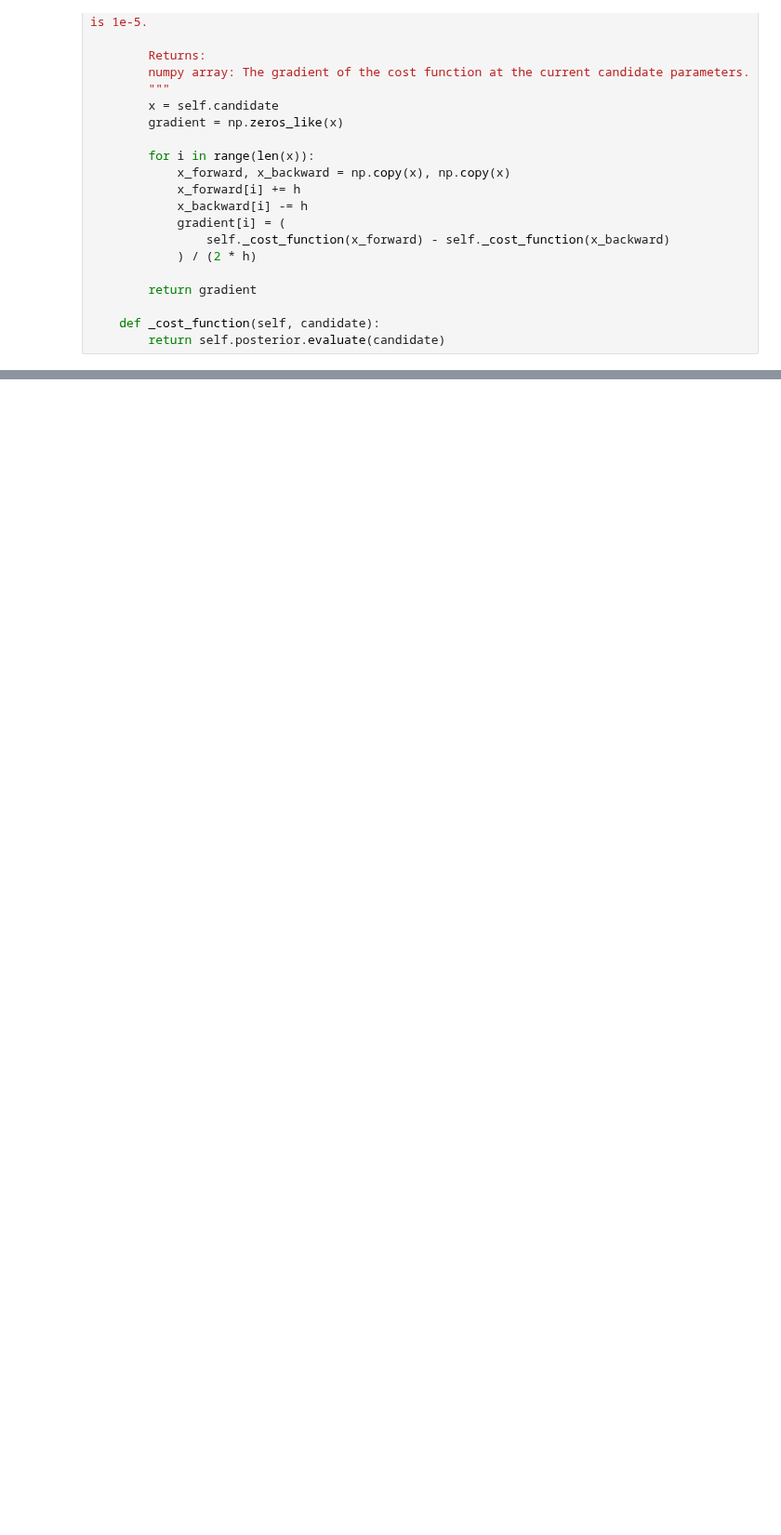
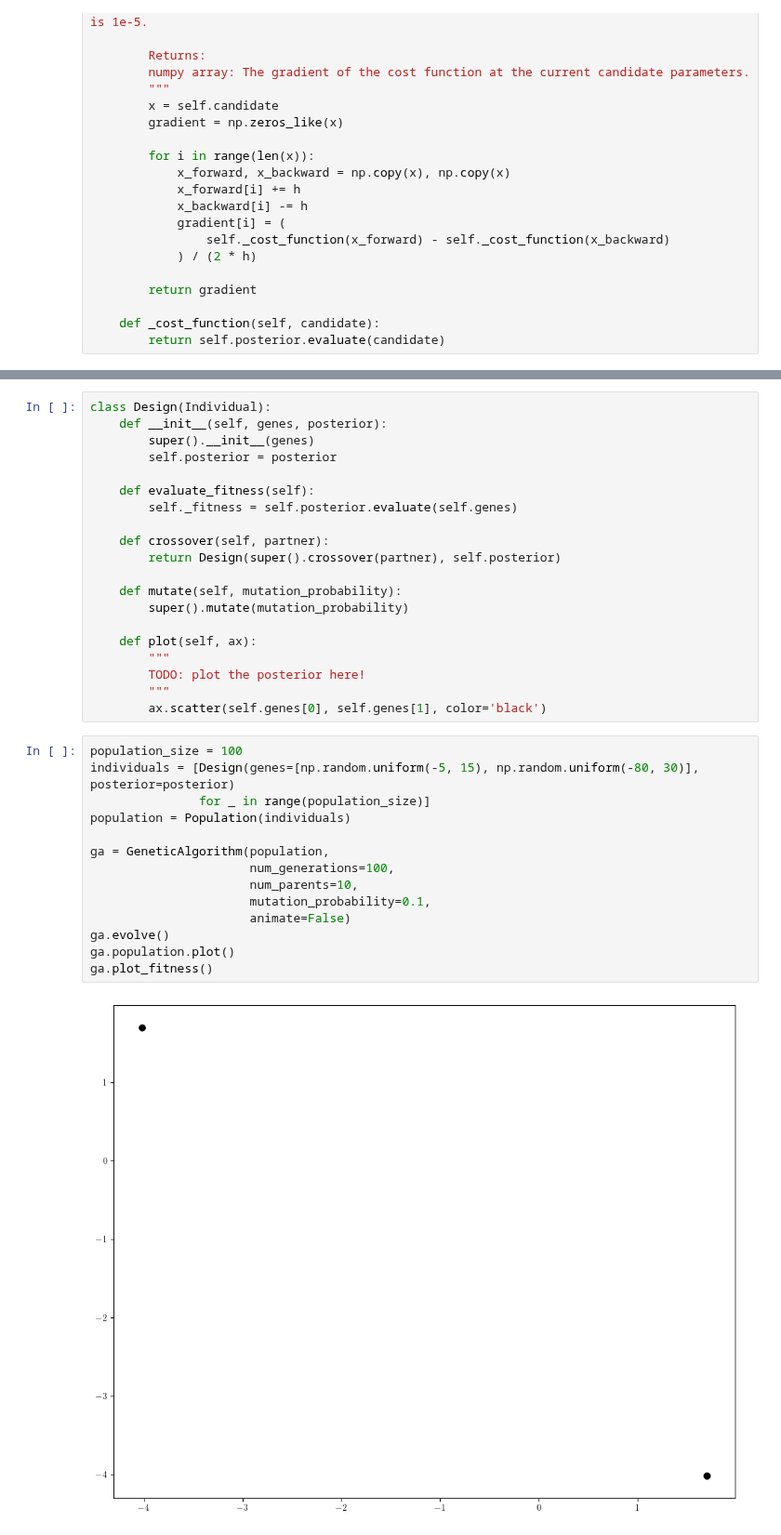
Before and after one commit to mark-hobbs/articles, a Jupyter notebook: design-space-exploration.ipynb, the cells around one changed output, grey strips where cells are left out. Shown at 93% size. Drawn from its saved outputs; the diff is of its cells as text; blank space fills up the shorter version.

```diff
--- a/design-space-exploration.ipynb
+++ b/design-space-exploration.ipynb
@@ -529,0 +672,36 @@ plt.savefig('optimisation.png', dpi=300, bbox_inches='tight')
+# %%
+class Design(Individual):
+    def __init__(self, genes, posterior):
+        super().__init__(genes)
+        self.posterior = posterior
+
+    def evaluate_fitness(self):
+        self._fitness = self.posterior.evaluate(self.genes)
+
+    def crossover(self, partner):
+        return Design(super().crossover(partner), self.posterior)
+
+    def mutate(self, mutation_probability):
+        super().mutate(mutation_probability)
+
+    def plot(self, ax):
+        """
+        TODO: plot the posterior here!
+        """
+        ax.scatter(self.genes[0], self.genes[1], color='black')
+# %%
+population_size = 100
+individuals = [Design(genes=[np.random.uniform(-5, 15), np.random.uniform(-80, 30)], posterior=posterior)
+               for _ in range(population_size)]
+population = Population(individuals)
+
+ga = GeneticAlgorithm(population,
+                      num_generations=100,
+                      num_parents=10,
+                      mutation_probability=0.1,
+                      animate=False)
+ga.evolve()
+ga.population.plot()
+ga.plot_fitness()
+# %% [output]
+[figure, added]
```
Also changed, not shown: parts of 15 cells of this notebook.
